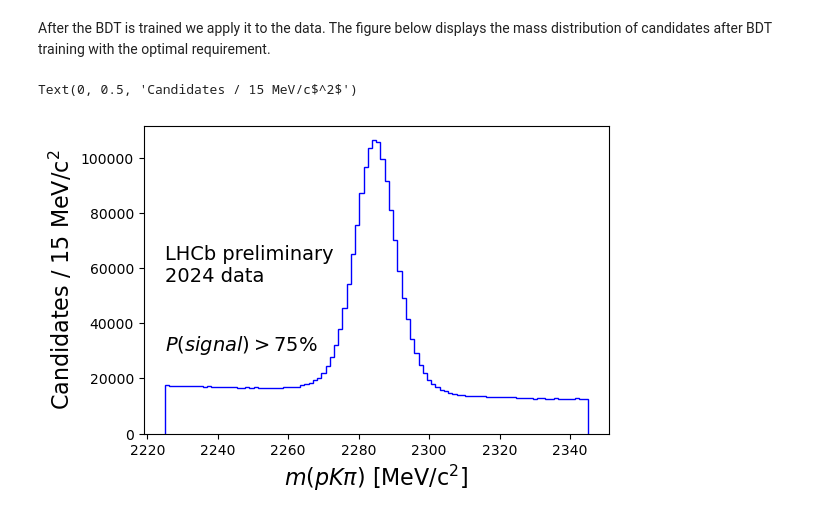
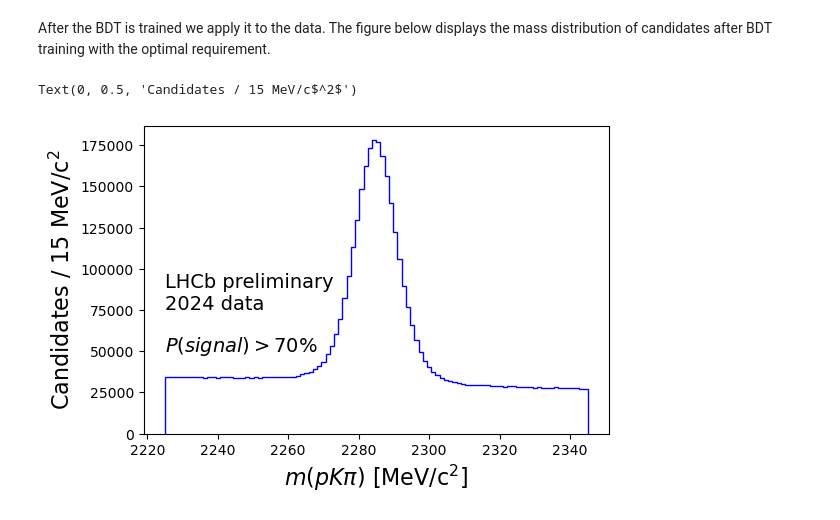
Before and after one commit to innesmackay/Lambda_c_BDT, a Jupyter notebook: notebooks/Summary.ipynb, the cells around one changed output. Saved outputs shown, nothing was run; the diff lists cells and outputs as text; code cells hidden in the pictures.

```diff
--- a/notebooks/Summary.ipynb
+++ b/notebooks/Summary.ipynb
@@ -32,16 +32,16 @@ After the BDT is trained we apply it to the data. The figure below displays the
 # %%
 import uproot
 
 df_applied = uproot.open("/data/lhcb/users/mackay/LcTraining/reduced_after_comp/data_with_bdt.root:tree").arrays(["Lc_M", "signal_score"], library="pd")
 
-cut_to_apply = "signal_score>0.75"
+cut_to_apply = "signal_score>0.7"
 
 fig, ax = plt.subplots(figsize=(6,4))
 n, bins, patches = ax.hist(df_applied.query(cut_to_apply)["Lc_M"], bins=100, color='b', histtype='step')
-ax.text(2225, 55e3, "LHCb preliminary\n2024 data", fontsize=14)
-ax.text(2225, 30e3, "$P(signal)>75\%$", fontsize=14)
+ax.text(2225, 75e3, "LHCb preliminary\n2024 data", fontsize=14)
+ax.text(2225, 50e3, "$P(signal)>70\%$", fontsize=14)
 ax.set_xlabel("$m(pK\pi)$ [MeV/c$^2$]", fontsize=16)
 ax.set_ylabel("Candidates / 15 MeV/c$^2$", fontsize=16)
 # %% [output]
 Text(0, 0.5, 'Candidates / 15 MeV/c$^2$')
-[figure, old version]
+[figure, new version]
```
Also changed, not shown: 15 other files.
